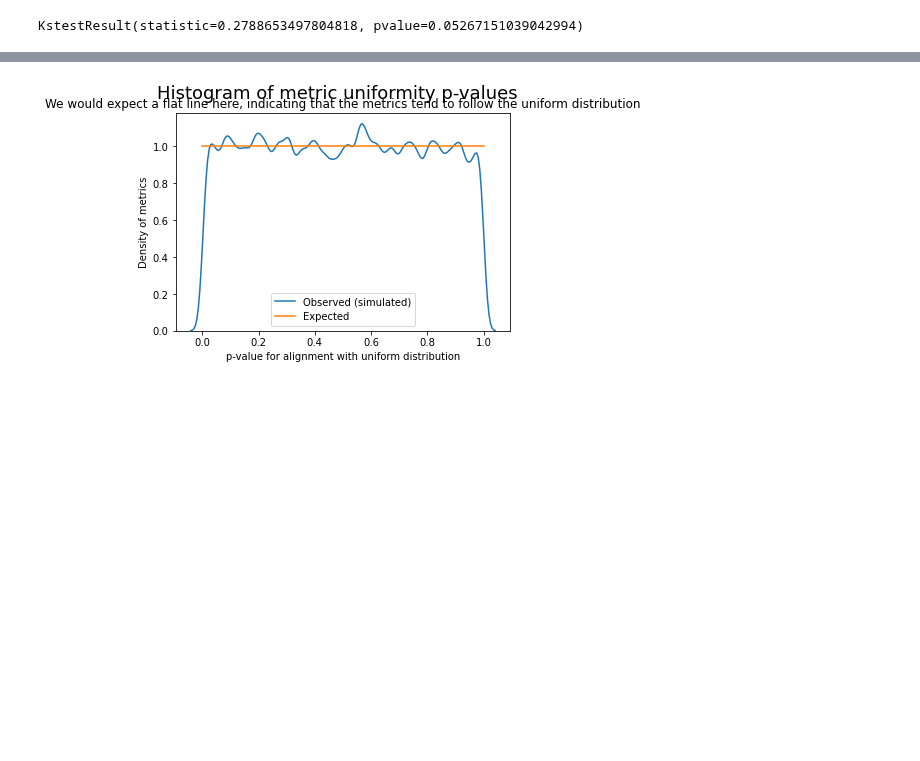
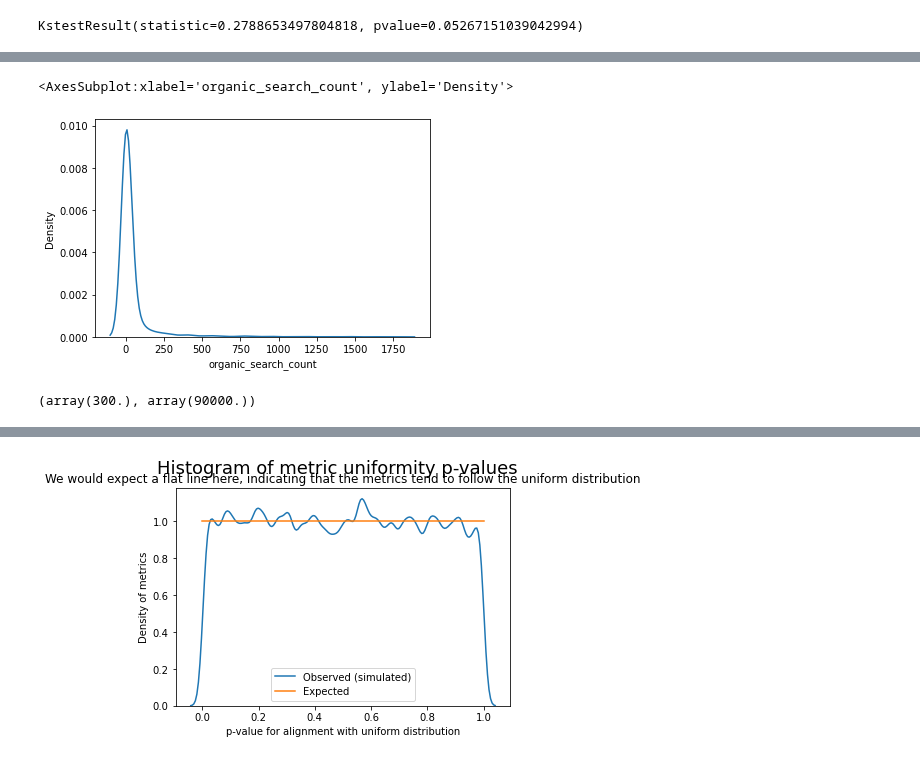
Before and after one commit to mozilla/jetstream, a Jupyter notebook: Analyze Multiple Simulations.ipynb, the cells around one changed output, grey strips where cells are left out. Saved outputs shown, nothing was run; the diff lists cells and outputs as text; code cells hidden in the pictures; blank space fills up the shorter version.

```diff
--- a/Analyze Multiple Simulations.ipynb
+++ b/Analyze Multiple Simulations.ipynb
@@ -375,0 +381,8 @@ KstestResult(statistic=0.2788653497804818, pvalue=0.05267151039042994)
+# %%
+client = BigQueryClient(project='moz-fx-data-experiments',dataset='dberry_simulated_AA_tests_03')
+# %%
+enrollments_raw = client.table_to_dataframe('more_from_mozilla_96_enrollments_overall_1')
+# %%
+organic_searches = enrollments_raw.organic_search_count
+# %%
+organic_search_counts = organic_searches.value_counts().sort_index()
@@ -375,0 +412,5 @@ KstestResult(statistic=0.2788653497804818, pvalue=0.05267151039042994)
+# %%
+sns.kdeplot(organic_search_counts[(organic_search_counts < organic_search_counts.quantile(q = .99))])
+# %% [output]
+<AxesSubplot:xlabel='organic_search_count', ylabel='Density'>
+[figure, added]
@@ -375,0 +419,4 @@ KstestResult(statistic=0.2788653497804818, pvalue=0.05267151039042994)
+# %%
+st.expon.stats(loc=0, scale=300)
+# %% [output]
+(array(300.), array(90000.))
```
Also changed, not shown: parts of 33 cells of this notebook, 2 other files.
